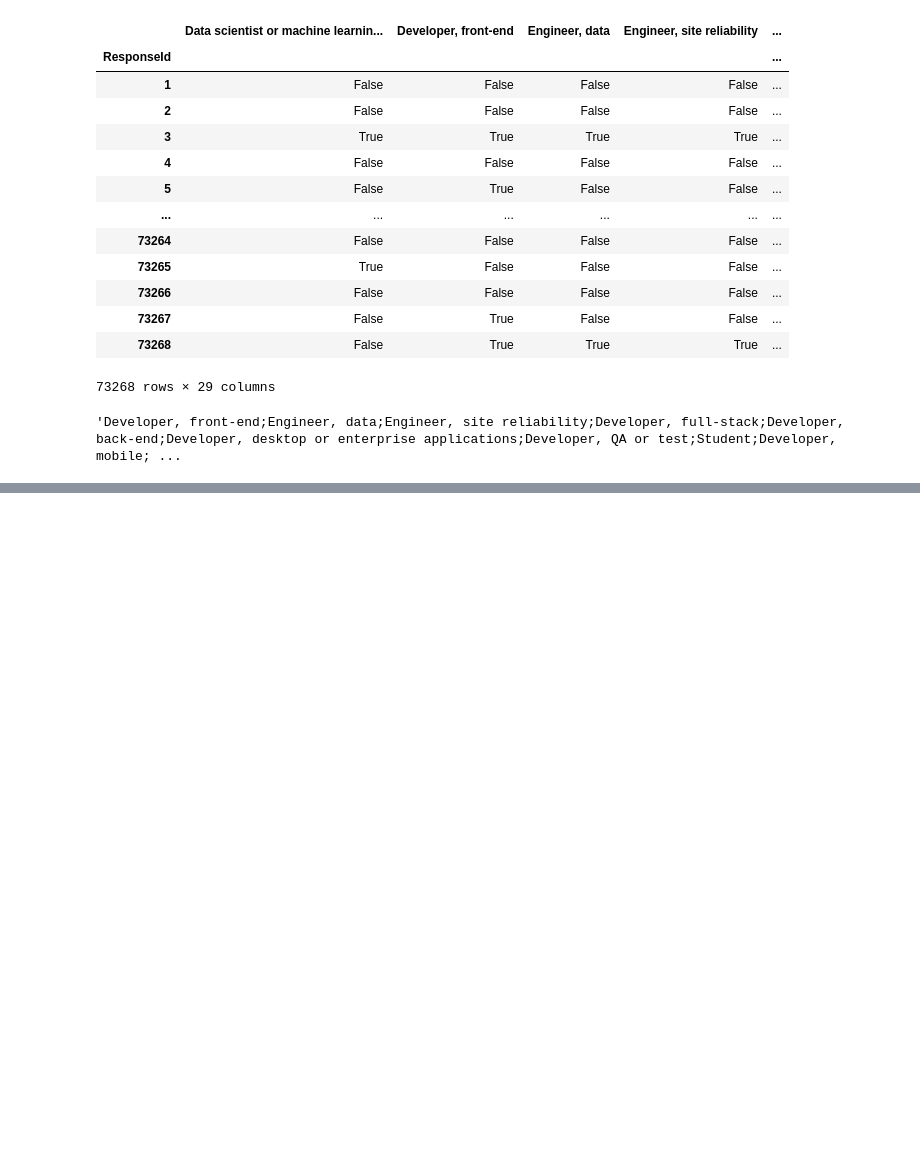
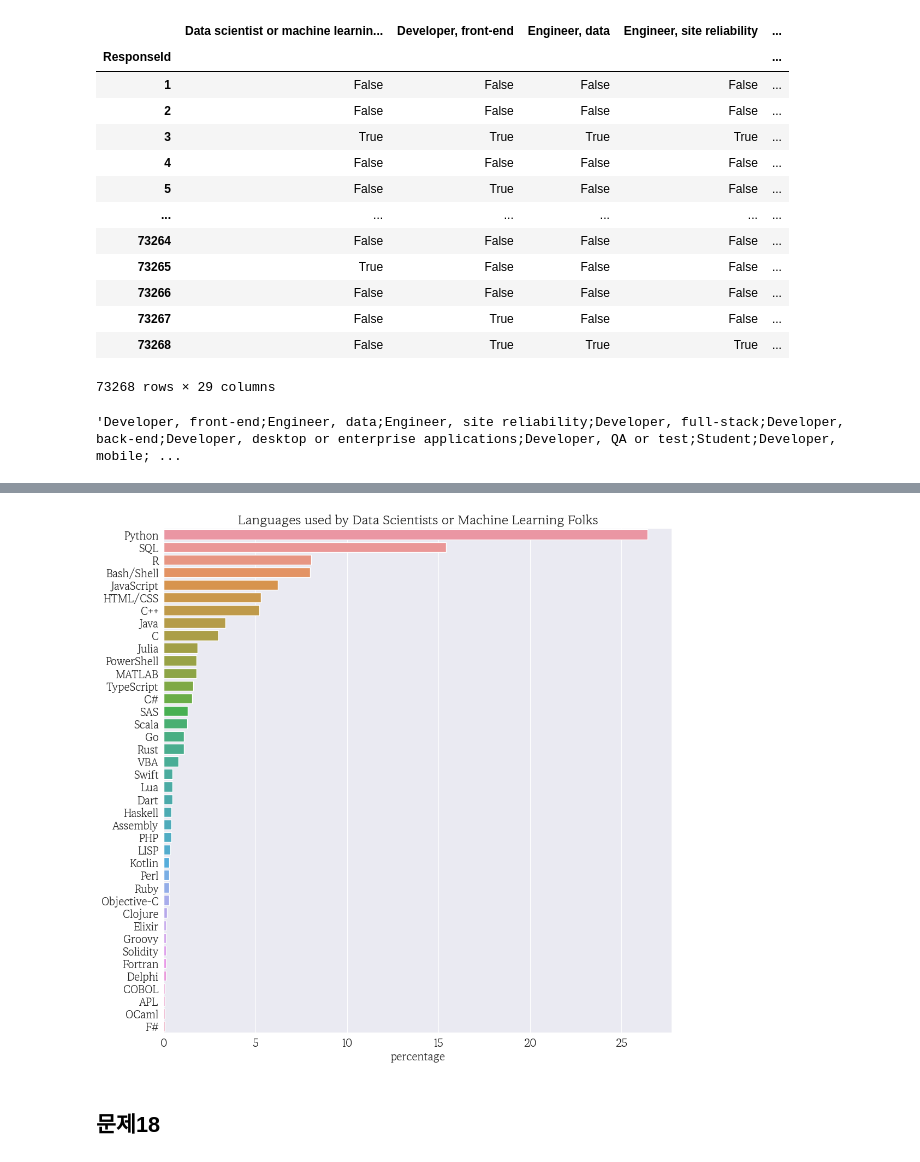
Before and after one commit to jm83-database/python_tutorial, a Jupyter notebook: 2023.03.15_seaborn 예제/01. seaborn 실습1.ipynb, the cells around one changed output, grey strips where cells are left out. Drawn from its saved outputs; the diff is of its cells as text; code cells hidden in the pictures; blank space fills up the shorter version.

```diff
--- a/2023.03.15_seaborn 예제/01. seaborn 실습1.ipynb
+++ b/2023.03.15_seaborn 예제/01. seaborn 실습1.ipynb
@@ -960,0 +1267,4 @@ survey_df.DevType.loc[73268]
+# %%
+data_science_folks = survey_df[survey_df.DevType ==
+                               "Data scientist or machine learning specialist"]
+data_science_folks
@@ -960,0 +1308,3 @@ survey_df.DevType.loc[73268]
+# %%
+data_science_folks_language = split_multicolumn(data_science_folks.LanguageHaveWorkedWith)
+data_science_folks_language
@@ -960,0 +1326,3 @@ survey_df.DevType.loc[73268]
+# %%
+data_science_folks_language_totals = data_science_folks_language.sum().sort_values(ascending = False)
+data_science_folks_language_totals
@@ -960,0 +1347,3 @@ survey_df.DevType.loc[73268]
+# %%
+data_science_folks_language_percentage = data_science_folks_language_totals / data_science_folks_language_totals.sum() * 100
+data_science_folks_language_percentage
@@ -960,0 +1368,10 @@ survey_df.DevType.loc[73268]
+# %%
+plt.figure(figsize=(12, 12))
+sns.barplot(x = data_science_folks_language_percentage, y = data_science_folks_language_percentage.index)
+plt.title("Languages used by Data Scientists or Machine Learning Folks")
+plt.xlabel('percentage')
+plt.show()
+# %% [output]
+[figure, added]
+# %% [markdown]
+## 문제18
```
Also changed, not shown: parts of 40 cells of this notebook, 3 other files.
